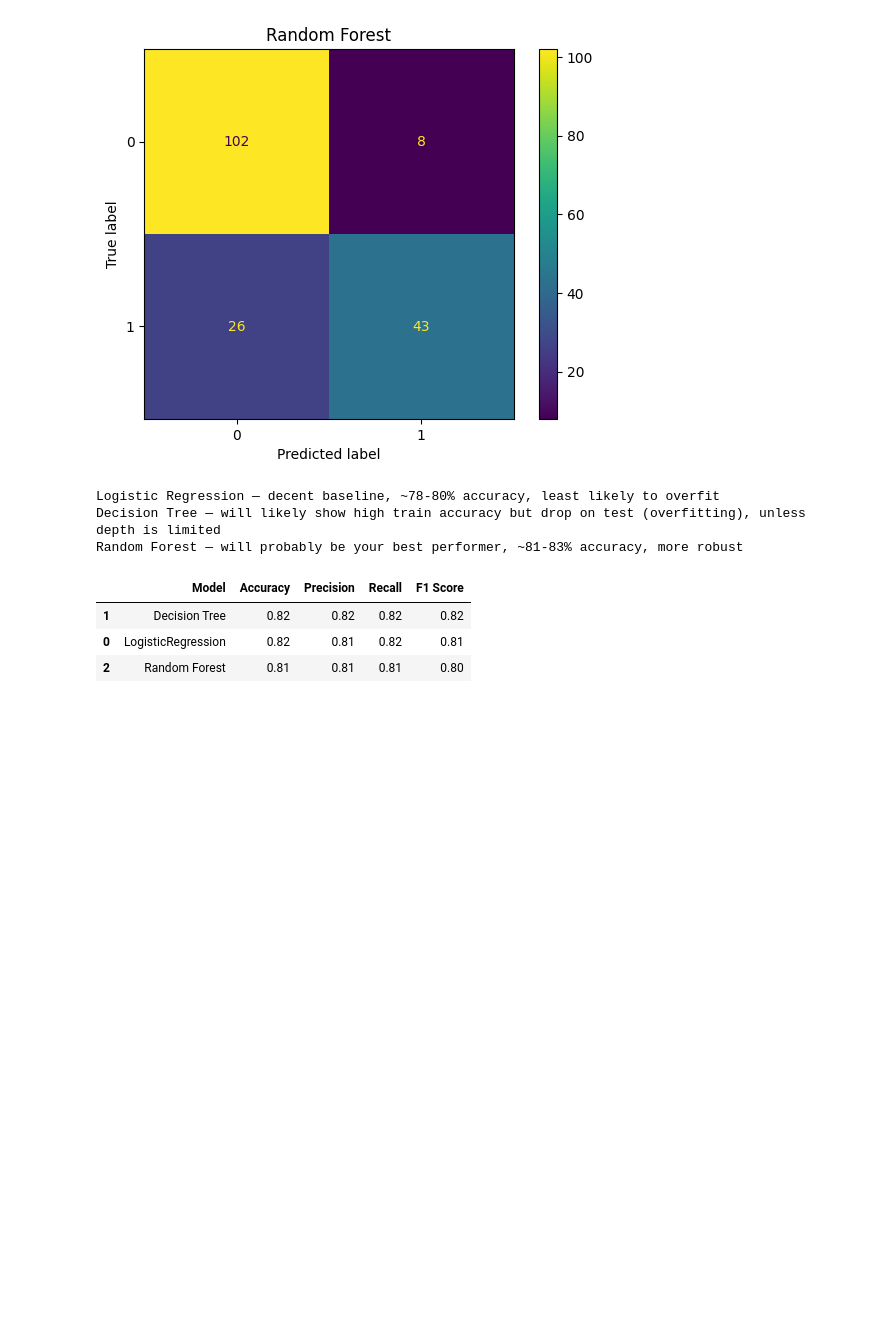
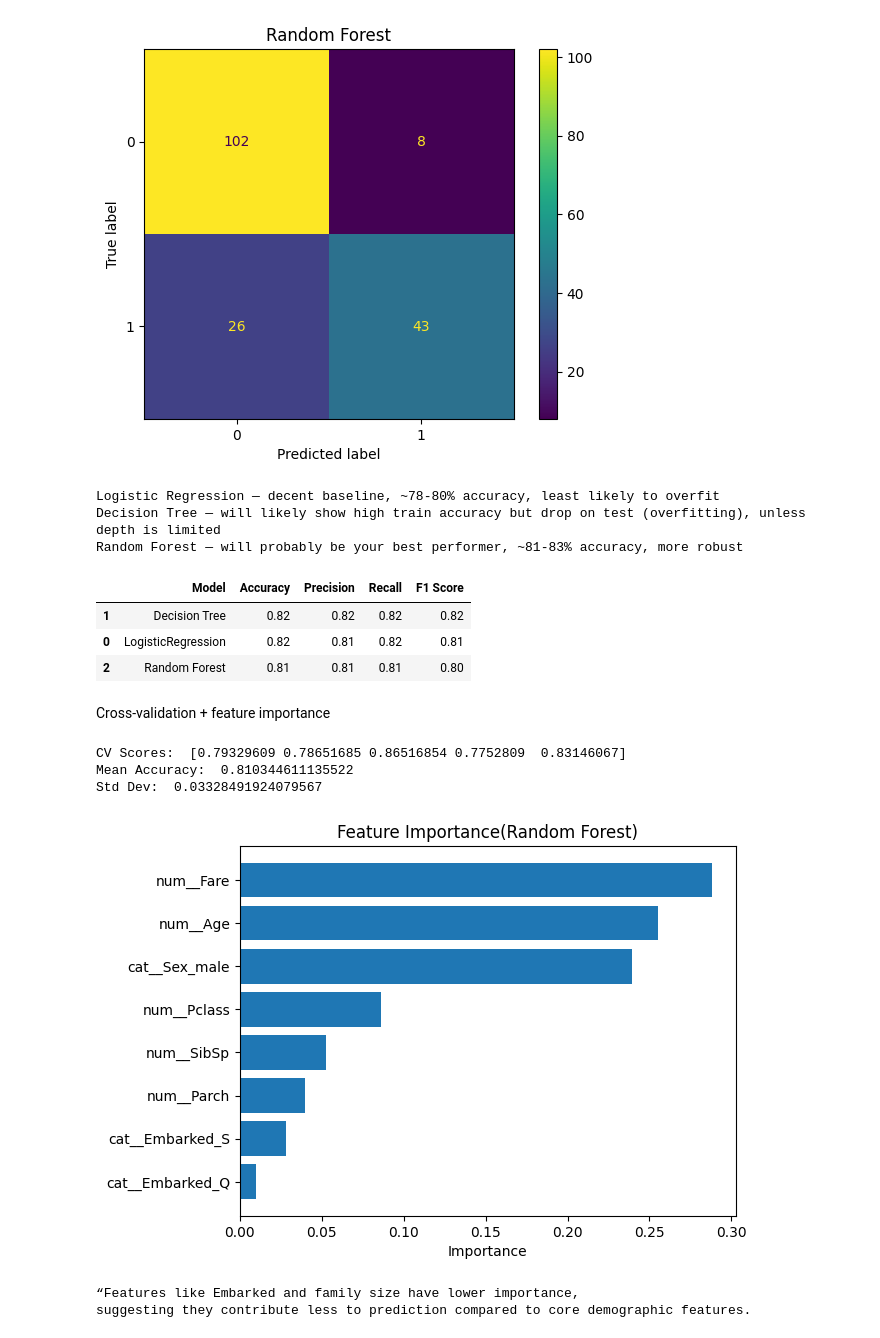
Before and after one commit to ananyaghorpade29/titanic, a Jupyter notebook: notebooks/titanic03_modelcompare.ipynb, the cells around one changed output. Saved outputs shown, nothing was run; the diff lists cells and outputs as text; code cells hidden in the pictures; blank space fills up the shorter version.

```diff
--- a/notebooks/titanic03_modelcompare.ipynb
+++ b/notebooks/titanic03_modelcompare.ipynb
@@ -126,3 +129,41 @@ result_df.round(2)
 | 1 | Decision Tree | 0.82 | 0.82 | 0.82 | 0.82 |
 | 0 | LogisticRegression | 0.82 | 0.81 | 0.82 | 0.81 |
 | 2 | Random Forest | 0.81 | 0.81 | 0.81 | 0.80 |
+# %% [markdown]
+Cross-validation + feature importance
+# %%
+#Cross-validation provides a more robust estimate of model performance by reducing variance from a single train-test split
+best_pipeline = Pipeline(steps=[
+    ("preprocessing",preprocessor),
+    ("model", RandomForestClassifier(random_state=42))
+])
+cv_score = cross_val_score(best_pipeline,x,y, scoring= "accuracy")
+
+print("CV Scores: ", cv_score)
+print("Mean Accuracy: ",cv_score.mean())
+print("Std Dev: ",cv_score.std())
+# %% [output]
+CV Scores:  [0.79329609 0.78651685 0.86516854 0.7752809  0.83146067]
+Mean Accuracy:  0.810344611135522
+Std Dev:  0.03328491924079567
+# %%
+best_pipeline.fit(x_train, y_train)
+encoded_features= best_pipeline.named_steps['preprocessing'].get_feature_names_out()
+importances= best_pipeline.named_steps["model"].feature_importances_
+# %%
+feat_imp = pd.DataFrame({
+    "Features": encoded_features,
+    "Importances": importances
+}).sort_values(by="Importances",ascending=True)
+# %%
+plt.figure()
+plt.barh(feat_imp["Features"],feat_imp["Importances"])
+plt.xlabel("Importance")
+plt.title("Feature Importance(Random Forest)")
+plt.show()
+
+print("“Features like Embarked and family size have lower importance, \nsuggesting they contribute less to prediction compared to core demographic features.")
+# %% [output]
+[figure, added]
+“Features like Embarked and family size have lower importance,
+suggesting they contribute less to prediction compared to core demographic features.
```
Also changed, not shown: parts of 2 cells of this notebook.
